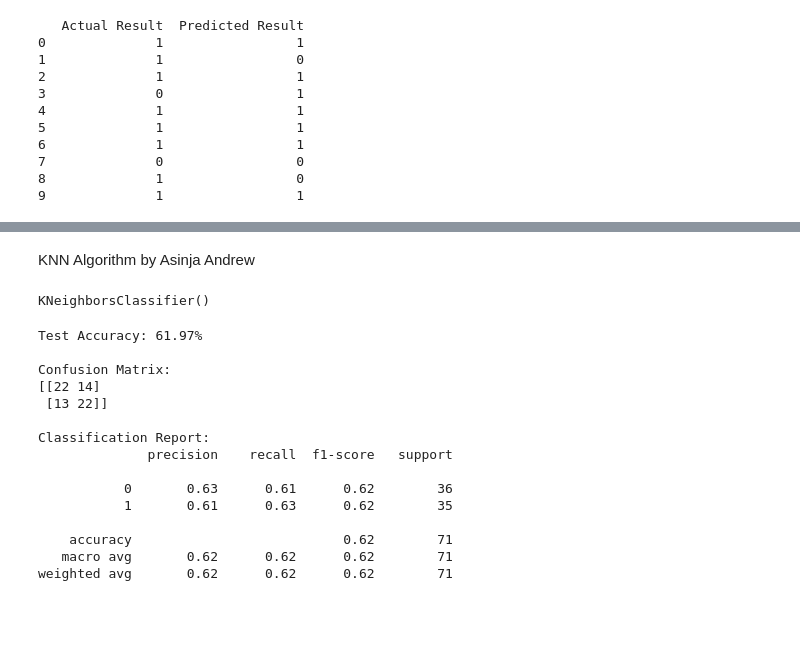
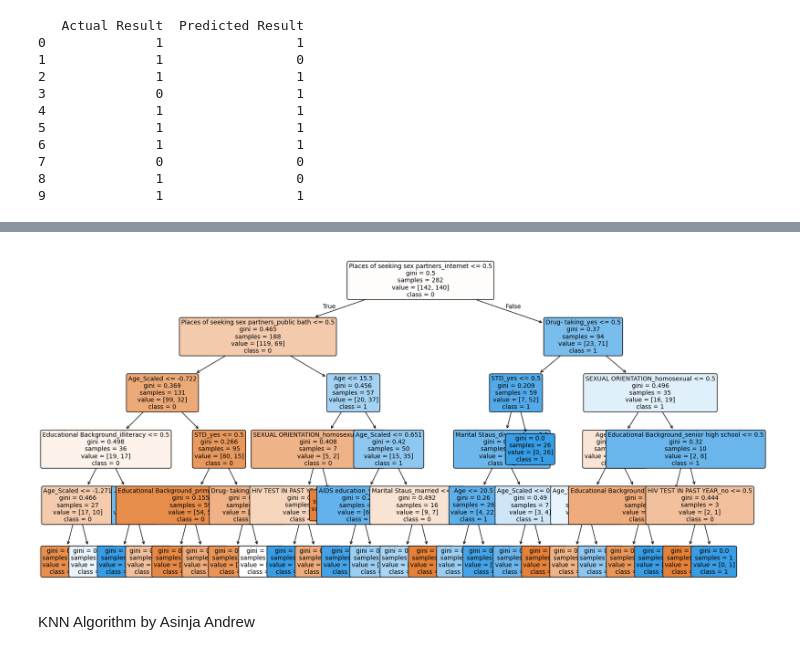
Before and after one commit to FrankFayz/ML_PROJECT, a Jupyter notebook: HIV.ipynb, the cells around one changed output, grey strips where cells are left out. Cells and saved outputs as stored; diff of their text form; code cells hidden in the pictures; blank space fills up the shorter version.

```diff
--- a/HIV.ipynb
+++ b/HIV.ipynb
@@ -652,3 +701,16 @@ print(comparison.head(10))
+# %%
+plt.figure(figsize=(20, 10))
+plot_tree(
+    clf,
+    feature_names=X.columns,
+    class_names=[str(val) for val in clf.classes_],
+    filled=True,
+    rounded=True,
+    fontsize=10
+)
+plt.show()
+# %% [output]
+[figure, added]
 # %% [markdown]
 KNN Algorithm by Asinja Andrew
 # %%
@@ -660,43 +722,3 @@ scaler = StandardScaler()
 # Scale features
 X_train_scaled = scaler.fit_transform(X_train)
 X_test_scaled = scaler.transform(X_test)
-# %%
-#Training the model
-from sklearn.neighbors import KNeighborsClassifier
-
-# Initialize KNN model (default k=5)
-knn = KNeighborsClassifier(n_neighbors=5)
-
-# Train the model
-knn.fit(X_train_scaled, y_train)
-# %% [output]
-KNeighborsClassifier()
-# %%
-#generate predictions on the test set (X_test_scaled) and evaluate against true labels (y_test).
-from sklearn.metrics import accuracy_score, classification_report, confusion_matrix
-
-# Predict on test data
-y_pred = knn.predict(X_test_scaled)
-
-# Print accuracy metrics
-print(f"Test Accuracy: {accuracy_score(y_test, y_pred) * 100:.2f}%\n")
-print("Confusion Matrix:")
-print(confusion_matrix(y_test, y_pred))
-print("\nClassification Report:")
-print(classification_report(y_test, y_pred))
-# %% [output]
-Test Accuracy: 61.97%
-
-Confusion Matrix:
-[[22 14]
- [13 22]]
-
-Classification Report:
-              precision    recall  f1-score   support
-
-           0       0.63      0.61      0.62        36
-           1       0.61      0.63      0.62        35
-
-    accuracy                           0.62        71
-   macro avg       0.62      0.62      0.62        71
-weighted avg       0.62      0.62      0.62        71
```
Also changed, not shown: parts of 6 cells of this notebook.
